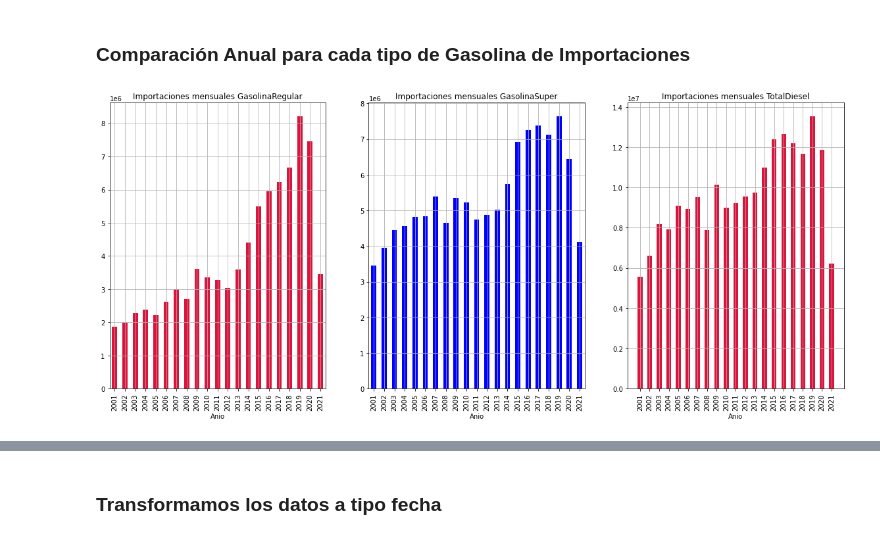
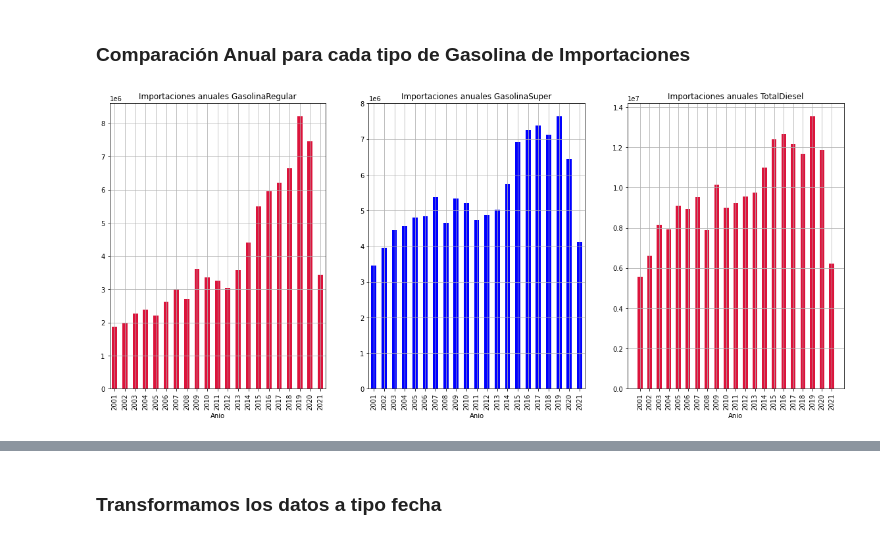
Before and after one commit to karinaValladares/cc3006-Lab-1, a Jupyter notebook: Lab2.ipynb, the cells around one changed output, grey strips where cells are left out. Cells and saved outputs as stored; diff of their text form; code cells hidden in the pictures.

```diff
--- a/Lab2.ipynb
+++ b/Lab2.ipynb
@@ -368,18 +401,18 @@ plt.show()
 # %%
 fig = plt.figure(figsize=(20,8))
 ax = fig.add_subplot(131)
 data_imp.groupby('Anio').GasolinaRegular.sum().plot.bar(color = "crimson")
-ax.set_title("Importaciones mensuales GasolinaRegular")
+ax.set_title("Importaciones anuales GasolinaRegular")
 plt.grid()
 ax = fig.add_subplot(132)
 data_imp.groupby('Anio').GasolinaSuper.sum().plot.bar(color = "blue")
-ax.set_title("Importaciones mensuales GasolinaSuper")
+ax.set_title("Importaciones anuales GasolinaSuper")
 plt.grid()
 ax = fig.add_subplot(133)
 data_imp.groupby('Anio').Diesel.sum().plot.bar(color = "crimson")
-ax.set_title("Importaciones mensuales TotalDiesel")
+ax.set_title("Importaciones anuales TotalDiesel")
 plt.grid()
 plt.axis('tight')
 plt.show()
 # %% [output]
-[figure, old version]
+[figure, new version]
```
Also changed, not shown: parts of 80 cells of this notebook.
